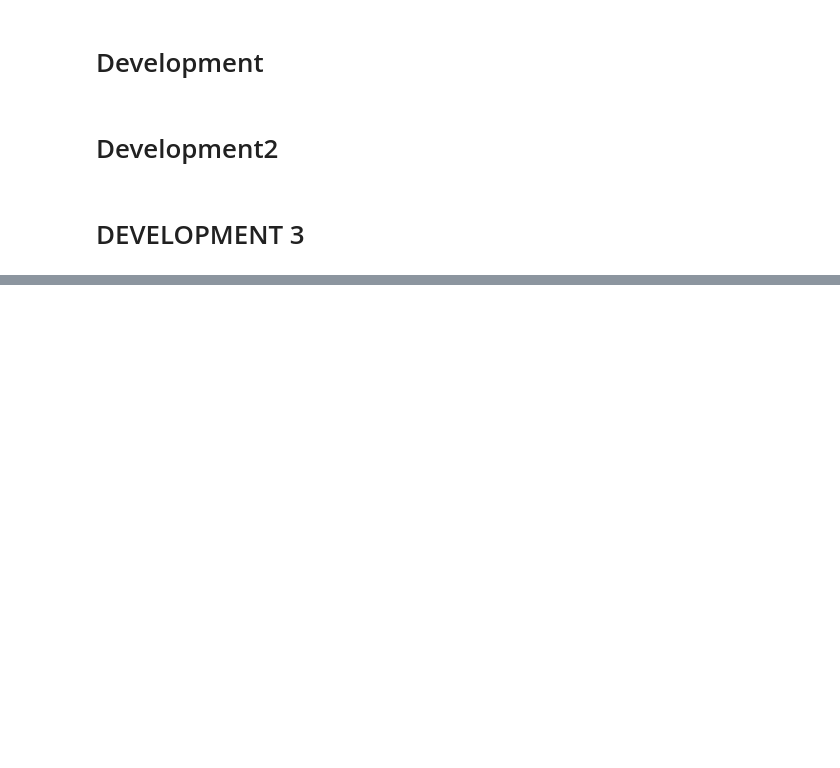
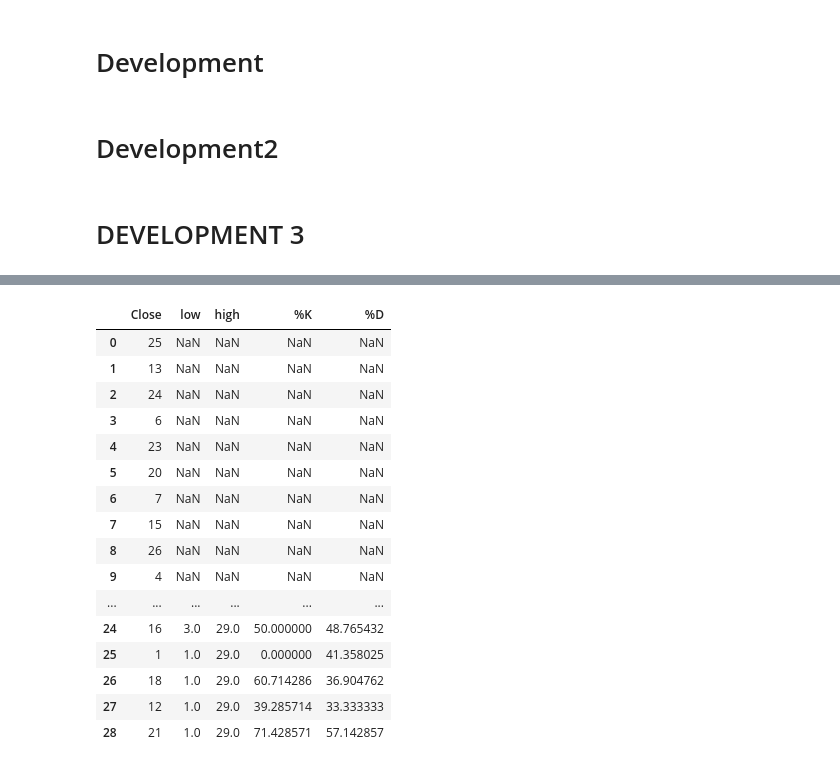
Before and after one commit to MarcoPluchino/2021_FinanceJupyterTutorial, a Jupyter notebook: rbt/notebook/wc_20220329_prova.ipynb, the cells around one changed output, grey strips where cells are left out. Cells and saved outputs as stored; diff of their text form; code cells hidden in the pictures; blank space fills up the shorter version.

```diff
--- a/rbt/notebook/wc_20220329_prova.ipynb
+++ b/rbt/notebook/wc_20220329_prova.ipynb
@@ -430,0 +483,28 @@ for i in range(1, 7):
+# %%
+import random
+import pandas as pd
+ls              = random.sample(range(1, 30), 29)
+stock           = pd.DataFrame(ls,columns=['Close'])
+stock['low']    = stock['Close'].rolling(14).min()
+stock['high']   = stock['Close'].rolling(14).max()
+stock['%K']     = (stock['Close']-stock['low'])*100/(stock['high']-stock['low'])
+stock['%D']     = stock['%K'].rolling(3).mean()
+stock
+# %% [output]
+|  | Close | low | high | %K | %D |
+| 0 | 25 | NaN | NaN | NaN | NaN |
+| 1 | 13 | NaN | NaN | NaN | NaN |
+| 2 | 24 | NaN | NaN | NaN | NaN |
+| 3 | 6 | NaN | NaN | NaN | NaN |
+| 4 | 23 | NaN | NaN | NaN | NaN |
+| 5 | 20 | NaN | NaN | NaN | NaN |
+| 6 | 7 | NaN | NaN | NaN | NaN |
+| 7 | 15 | NaN | NaN | NaN | NaN |
+| 8 | 26 | NaN | NaN | NaN | NaN |
+| 9 | 4 | NaN | NaN | NaN | NaN |
+| ... | ... | ... | ... | ... | ... |
+| 24 | 16 | 3.0 | 29.0 | 50.000000 | 48.765432 |
+| 25 | 1 | 1.0 | 29.0 | 0.000000 | 41.358025 |
+| 26 | 18 | 1.0 | 29.0 | 60.714286 | 36.904762 |
+| 27 | 12 | 1.0 | 29.0 | 39.285714 | 33.333333 |
+| 28 | 21 | 1.0 | 29.0 | 71.428571 | 57.142857 |
```
Also changed, not shown: parts of 6 cells of this notebook, 1 other file.
